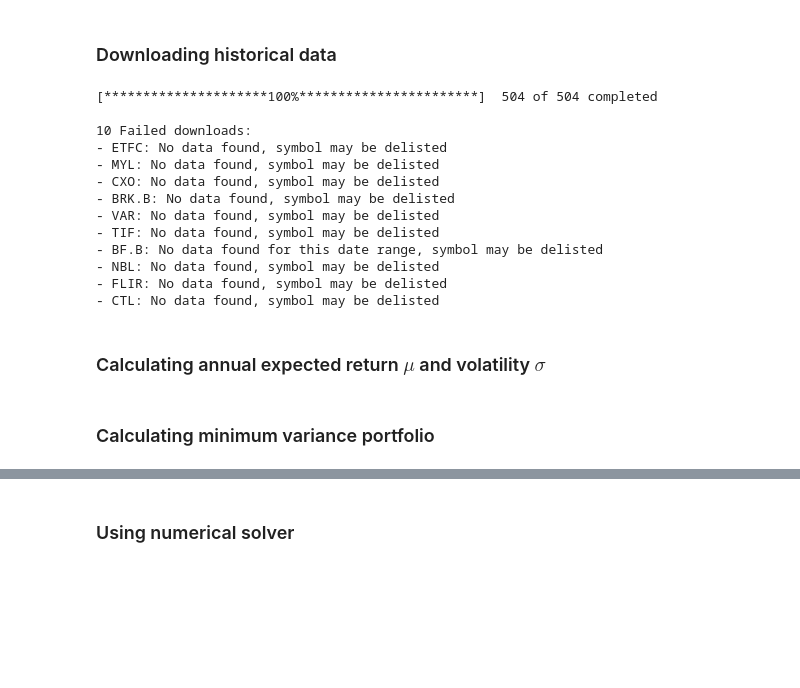
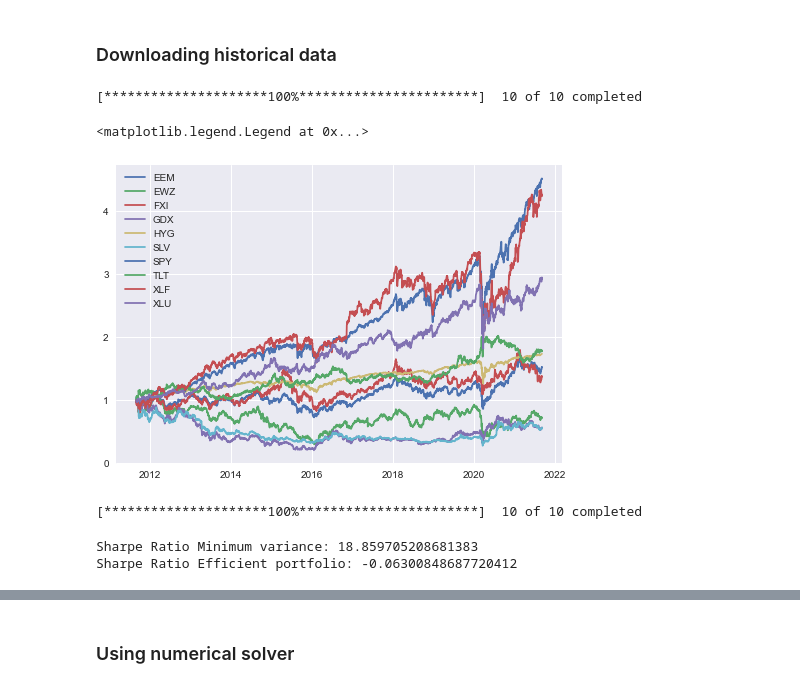
Before and after one commit to neriksen/thesis, a Jupyter notebook: backtesting/backtesting.ipynb, the cells around one changed output, grey strips where cells are left out. Saved outputs shown, nothing was run; the diff lists cells and outputs as text; code cells hidden in the pictures; blank space fills up the shorter version.

Commit message:
Added perfomance plot of backtesting

```diff
--- a/backtesting/backtesting.ipynb
+++ b/backtesting/backtesting.ipynb
@@ -16,2 +18,8 @@ import os
 # %% [markdown]
 ### Downloading historical data
+# %%
+tickers = ['SPY', 'XLF', 'EEM', 'EWZ', 'SLV', 'FXI', 'GDX', 'HYG', 'TLT', 'XLU']
+#etfs = yfinance.download(tickers, auto_adjust = True, start = "2011-9-1", end='2019-9-1')['Close']
+etfs = yfinance.download(tickers, auto_adjust = True, start = "2011-9-1")['Close']
+# %% [output]
+[*********************100%***********************]  10 of 10 completed
@@ -18,2 +30,8 @@ import os
+# %%
+plt.plot(etfs, label= etfs.columns)
+plt.legend()
+# %% [output]
+<matplotlib.legend.Legend at 0x...>
+[figure, added]
 # %%
 spx = pd.read_csv('../data/spx.csv').stack().tolist()
@@ -20,21 +38,0 @@ spx = pd.read_csv('../data/spx.csv').stack().tolist()
-# %%
-raw_data = yfinance.download(spx, start="2013-1-1", back_adjust=True, auto_adjust=True)
-closing_prices = raw_data['Close']
-r_f = 0.01
-returns = closing_prices.pct_change().iloc[1:].ffill()-((1+r_f)**(1/250)-1)
-# %% [output]
-[*********************100%***********************]  504 of 504 completed
-
-10 Failed downloads:
-- ETFC: No data found, symbol may be delisted
-- MYL: No data found, symbol may be delisted
-- CXO: No data found, symbol may be delisted
-- BRK.B: No data found, symbol may be delisted
-- VAR: No data found, symbol may be delisted
-- TIF: No data found, symbol may be delisted
-- BF.B: No data found for this date range, symbol may be delisted
-- NBL: No data found, symbol may be delisted
-- FLIR: No data found, symbol may be delisted
-- CTL: No data found, symbol may be delisted
-# %% [markdown]
-### Calculating annual expected return $\mu$ and volatility $\sigma$
@@ -47,2 +38,0 @@ std = returns.std()*(250**0.5)
-# %% [markdown]
-### Calculating minimum variance portfolio
@@ -54,0 +39,10 @@ v_t_mvp = dot(Sigma_inv, one)/mdot([one.T, Sigma_inv, one])
+# %%
+port = Portfolio(spx_small, start = "2016-1-1")
+# %% [output]
+[*********************100%***********************]  10 of 10 completed
+# %%
+backtest_start = "2018-1-1"
+res, eff = port.backtest(backtest_start = backtest_start)
+# %% [output]
+Sharpe Ratio Minimum variance: 18.859705208681383
+Sharpe Ratio Efficient portfolio: -0.06300848687720412
```
Also changed, not shown: parts of 23 cells of this notebook.
